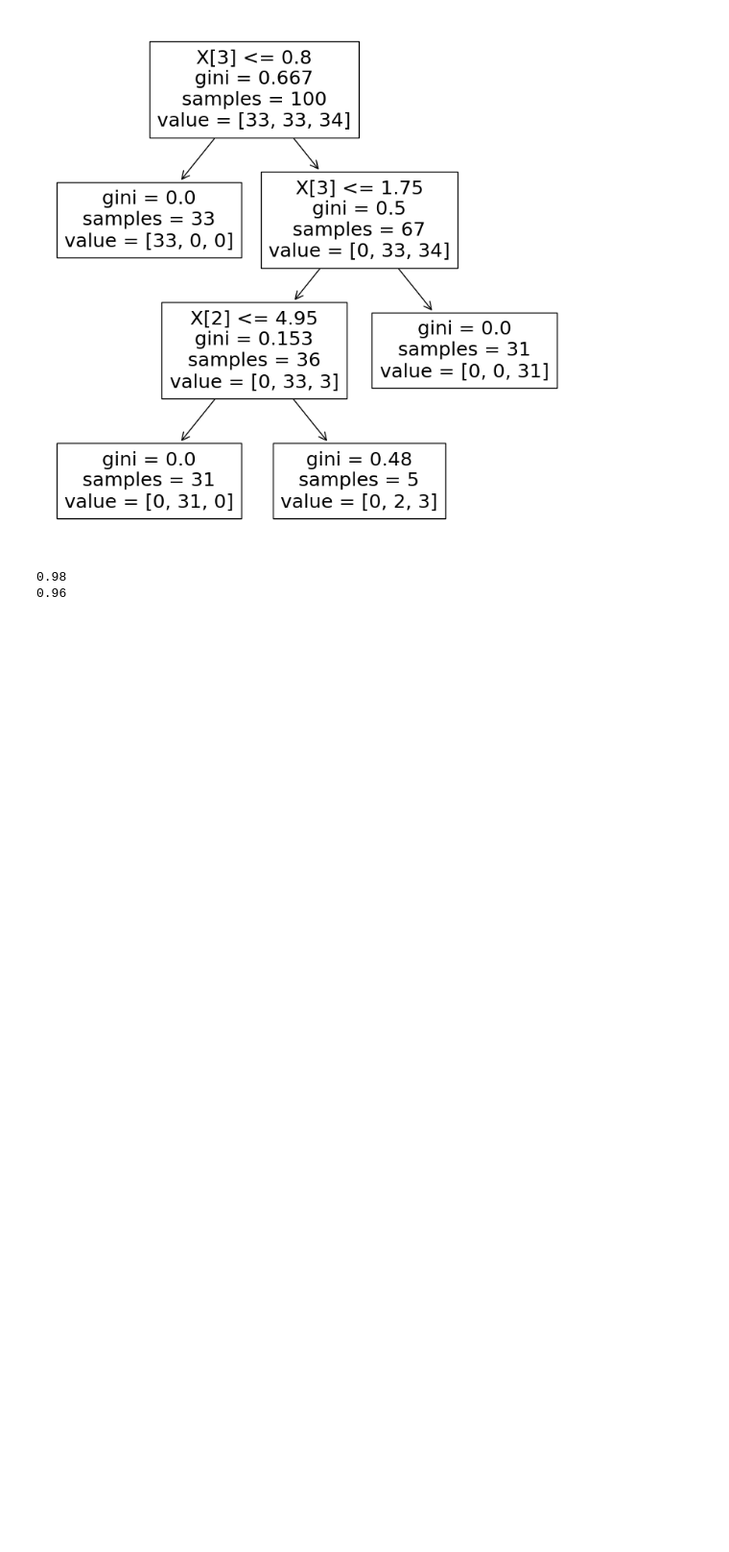
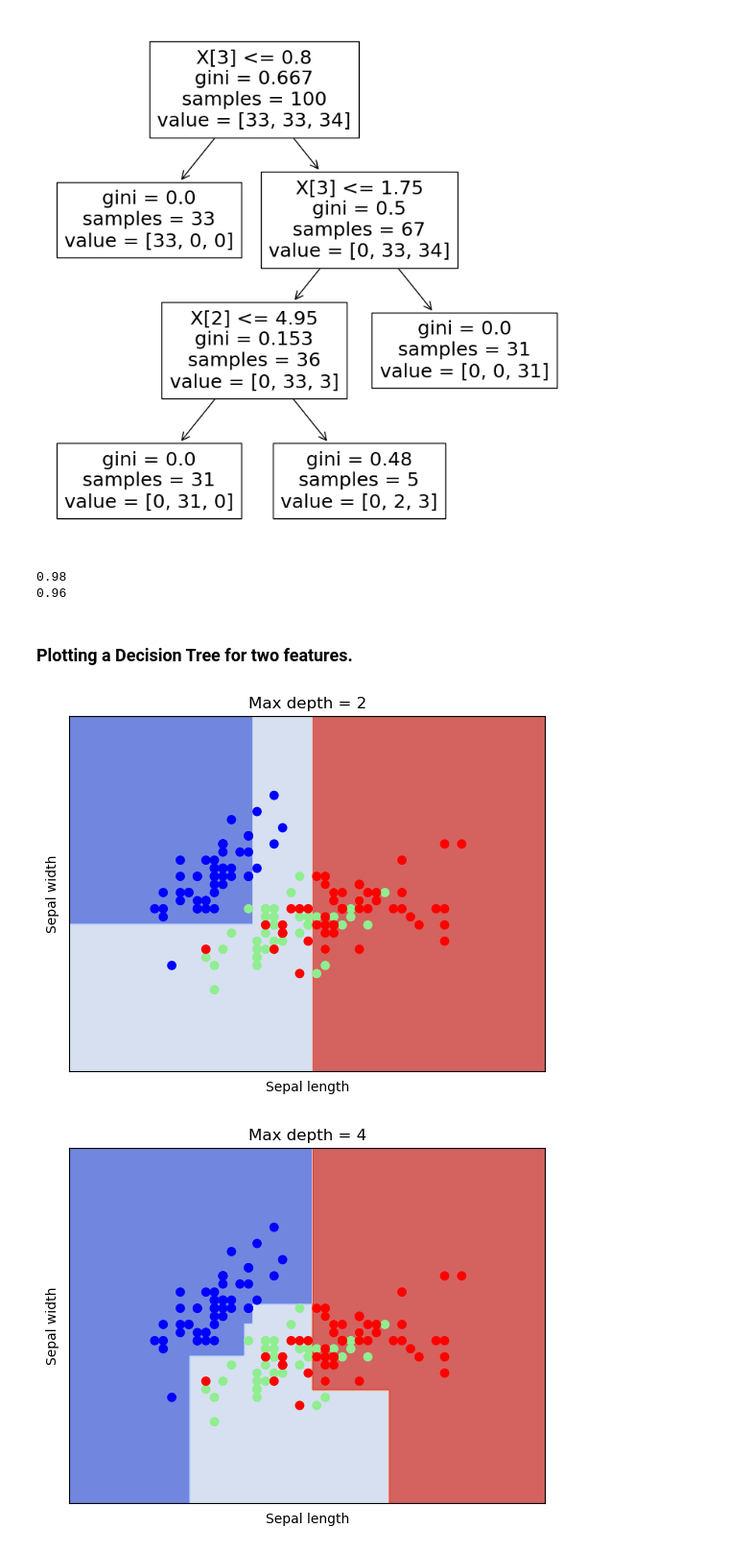
Before and after one commit to Kiril-Lazarov/Artificial-Intelligence, a Jupyter notebook: Machine Learning/Tree and Ensemble Methods/Tree and Ensemble Methods.ipynb, the cells around one changed output. Shown at 96% size. Drawn from its saved outputs; the diff is of its cells as text; code cells hidden in the pictures; blank space fills up the shorter version.

Commit message:
Plotting a Decision Tree

```diff
--- a/Machine Learning/Tree and Ensemble Methods/Tree and Ensemble Methods.ipynb
+++ b/Machine Learning/Tree and Ensemble Methods/Tree and Ensemble Methods.ipynb
@@ -121,3 +121,37 @@ print(tree.score(X_test, y_test))
 [figure]
 0.98
 0.96
+# %% [markdown]
+### Plotting a Decision Tree for two features.
+# %%
+X_plot = iris_data[:, :2] # Sepal length, sepal width
+y_plot = iris_labels
+h = 0.02 # Step size
+color_dict = {0: "blue", 1: "lightgreen", 2: "red"}
+colors = [color_dict[i] for i in y_plot]
+depth_2 = DecisionTreeClassifier(max_depth = 2).fit(X_plot, y_plot)
+depth_4 = DecisionTreeClassifier(max_depth = 4).fit(X_plot, y_plot)
+titles = ["Max depth = 2", "Max depth = 4"]
+# %%
+# Create a mesh
+x_min, x_max = X_plot[:, 0].min() - 1, X_plot[:, 0].max() + 1
+y_min, y_max = X_plot[:, 1].min() - 1, X_plot[:, 1].max() + 1
+xx, yy = np.meshgrid(np.arange(x_min, x_max, h), np.arange(y_min, y_max, h))
+# %%
+for i, classifier in enumerate((depth_2, depth_4)):
+    plt.figure()
+    Z = classifier.predict(np.c_[xx.ravel(), yy.ravel()])
+    Z = Z.reshape(xx.shape)
+    plt.contourf(xx, yy, Z, cmap = plt.cm.coolwarm, alpha = 0.8)
+    plt.scatter(X_plot[:, 0], X_plot[:, 1], c = colors)
+    plt.xlabel("Sepal length")
+    plt.ylabel("Sepal width")
+    plt.xlim(xx.min(), xx.max())
+    plt.ylim(yy.min(), yy.max())
+    plt.xticks(())
+    plt.yticks(())
+    plt.title(titles[i])
+    plt.show()
+# %% [output]
+[figure, added]
+[figure, added]
```
